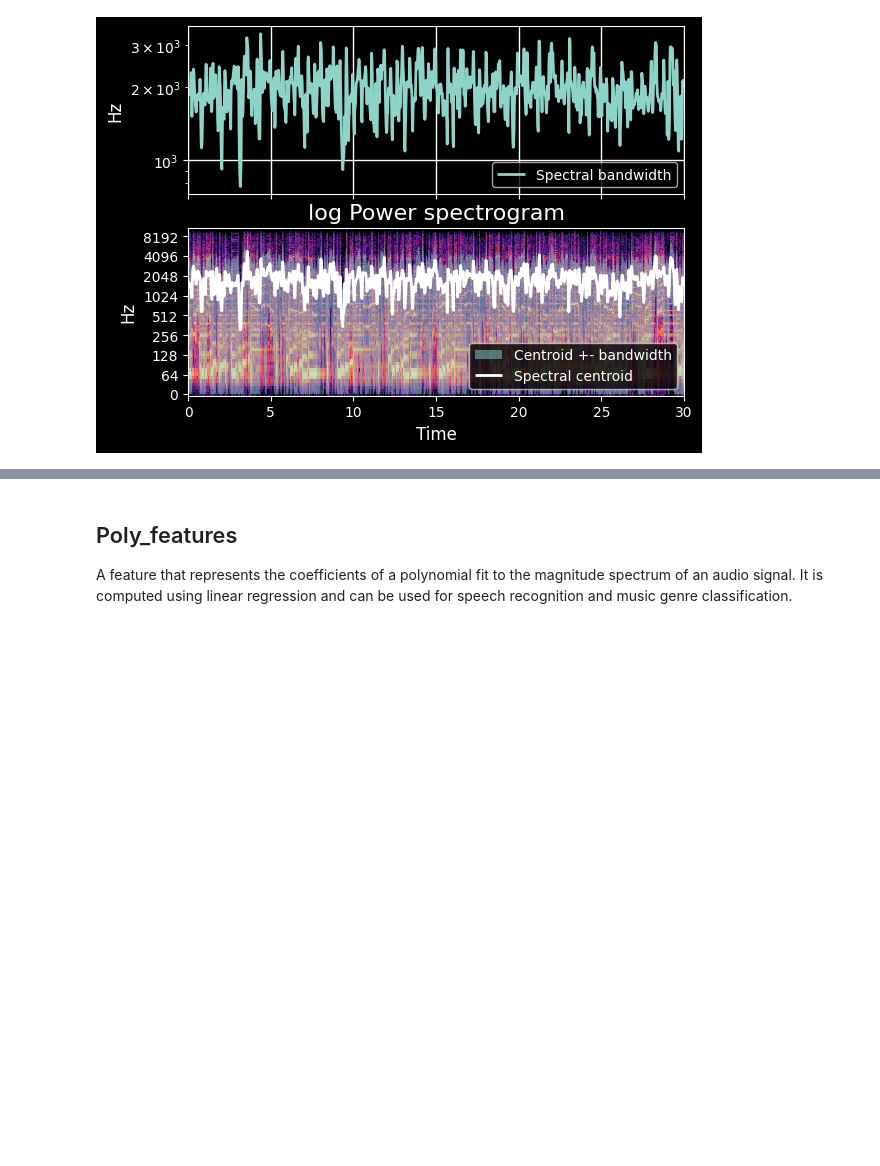
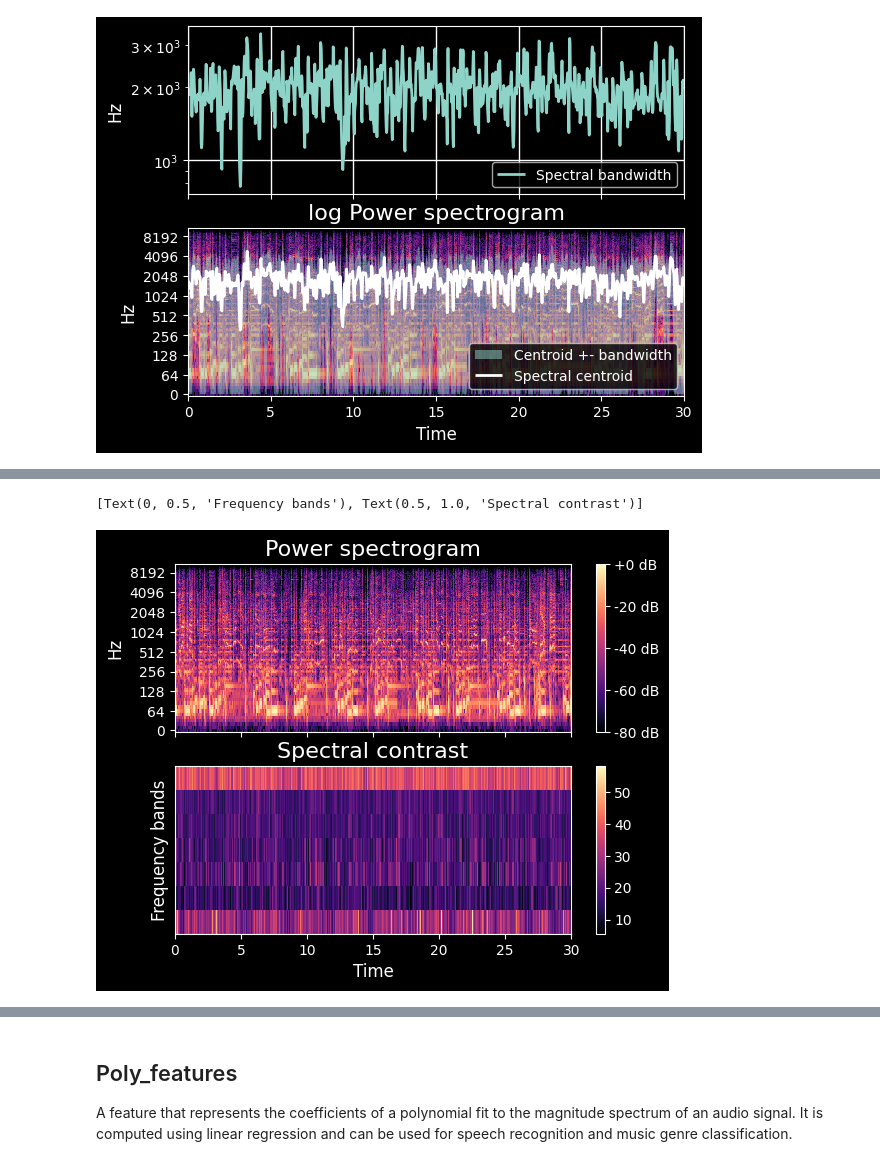
Before and after one commit to OrderAndCh4oS/analyse-audio-python, a Jupyter notebook: analyse_audio_features.ipynb, the cells around one changed output, grey strips where cells are left out. Saved outputs shown, nothing was run; the diff lists cells and outputs as text; code cells hidden in the pictures; blank space fills up the shorter version.

```diff
--- a/analyse_audio_features.ipynb
+++ b/analyse_audio_features.ipynb
@@ -670,0 +711,4 @@ A feature that represents the frequency below which a certain percentage of the
+# %%
+S = np.abs(librosa.stft(y))
+contrast = librosa.feature.spectral_contrast(S=S, sr=sr)
+contrast
@@ -670,0 +729,19 @@ A feature that represents the frequency below which a certain percentage of the
+# %%
+fig, ax = plt.subplots(nrows=2, sharex=True)
+
+img1 = librosa.display.specshow(
+    librosa.amplitude_to_db(S, ref=np.max),
+    y_axis='log',
+    x_axis='time',
+    ax=ax[0]
+)
+fig.colorbar(img1, ax=[ax[0]], format='%+2.0f dB')
+ax[0].set(title='Power spectrogram')
+ax[0].label_outer()
+
+img2 = librosa.display.specshow(contrast, x_axis='time', ax=ax[1])
+fig.colorbar(img2, ax=[ax[1]])
+ax[1].set(ylabel='Frequency bands', title='Spectral contrast')
+# %% [output]
+[Text(0, 0.5, 'Frequency bands'), Text(0.5, 1.0, 'Spectral contrast')]
+[figure, added]
```
Also changed, not shown: parts of 26 cells of this notebook.
